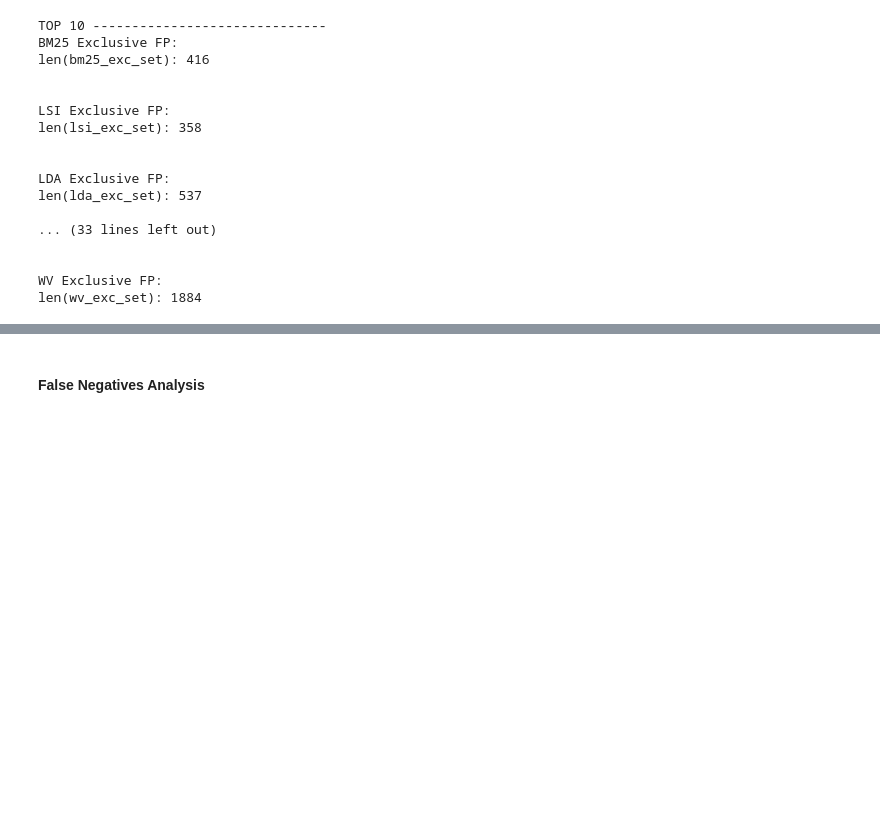
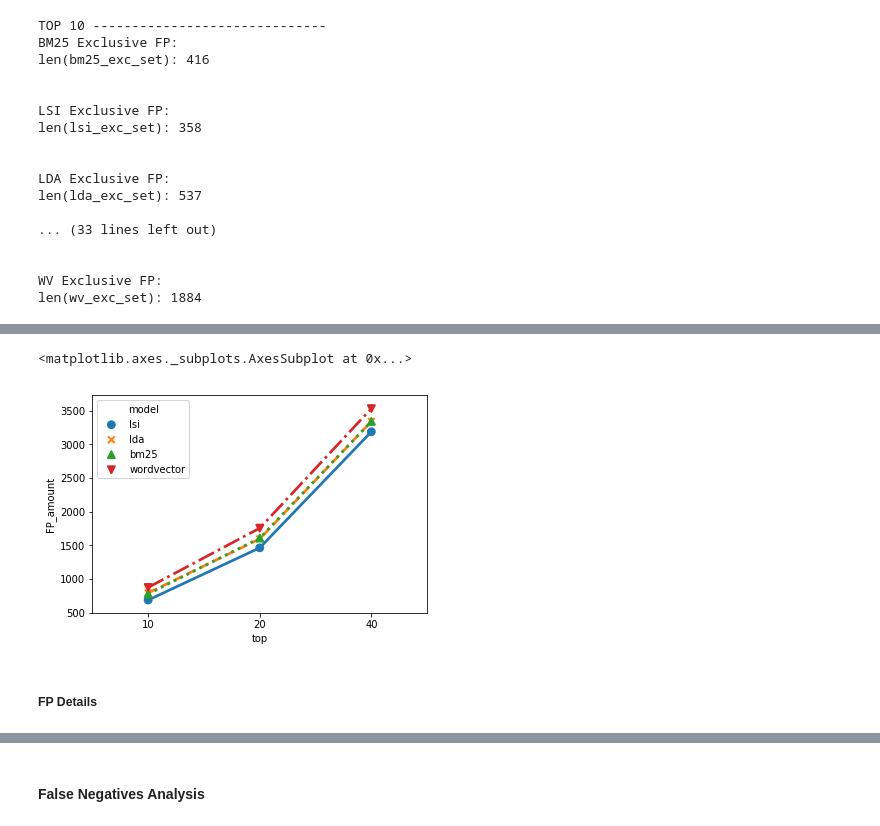
Before and after one commit to Pointpt/trace-link-recovery-study, a Jupyter notebook: notebooks/firefox_p2/tc_br_tracing/tc_br_runner.ipynb, the cells around one changed output, grey strips where cells are left out. Drawn from its saved outputs; the diff is of its cells as text; code cells hidden in the pictures; blank space fills up the shorter version.

```diff
--- a/notebooks/firefox_p2/tc_br_tracing/tc_br_runner.ipynb
+++ b/notebooks/firefox_p2/tc_br_tracing/tc_br_runner.ipynb
@@ -459,0 +436,15 @@ aux_functions.highlight_df(rank_df)
+# %%
+from matplotlib import pyplot as plt
+import seaborn as sns
+
+sns.pointplot(y='FP_amount', x='top',
+              hue='model',
+              col='retrieved',
+              markers=['o','x','^','v'],
+              linestyles=["-","--",":","-."],
+              data=retrieved_traces_df)
+# %% [output]
+<matplotlib.axes._subplots.AxesSubplot at 0x...>
+[figure, added]
+# %% [markdown]
+##### FP Details
```
Also changed, not shown: parts of 12 cells of this notebook.
